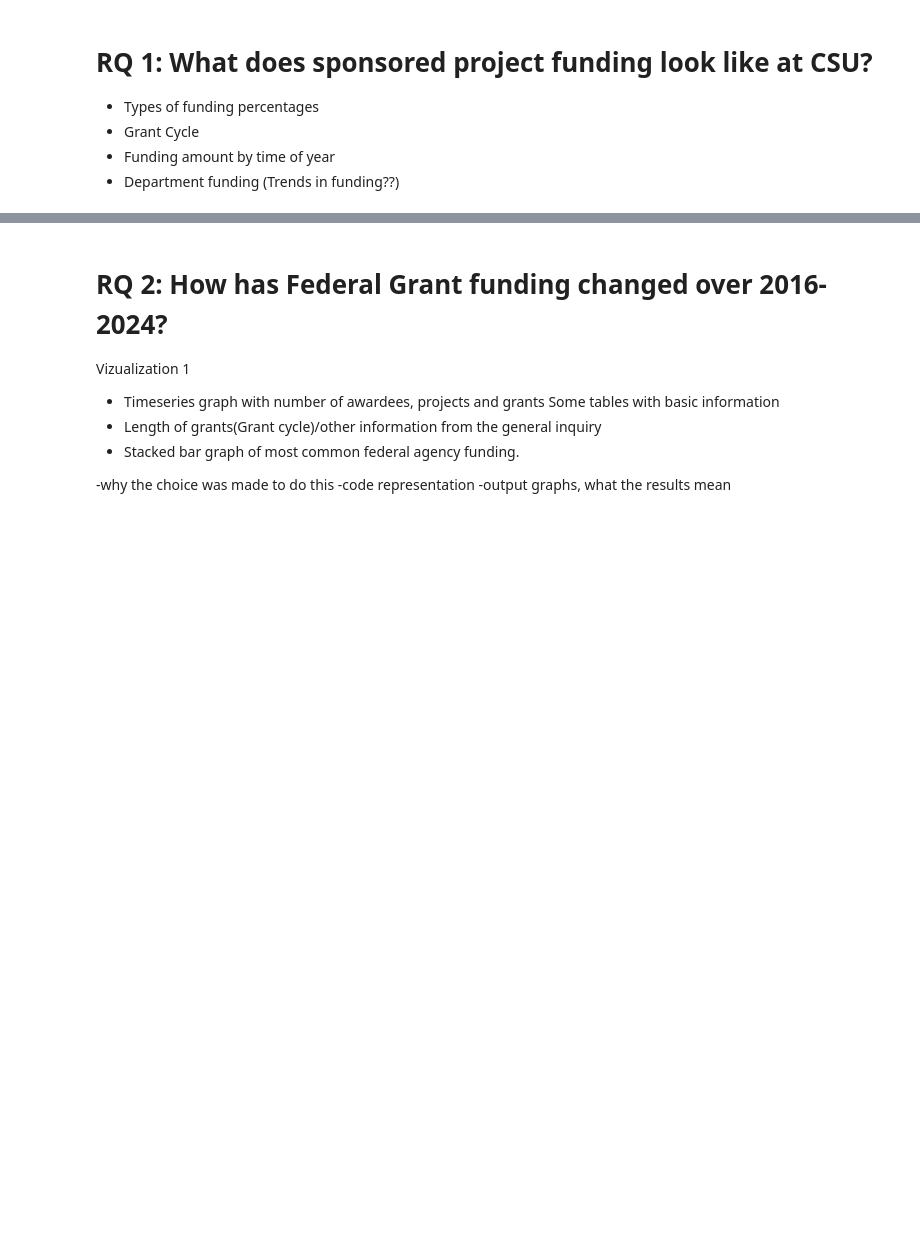
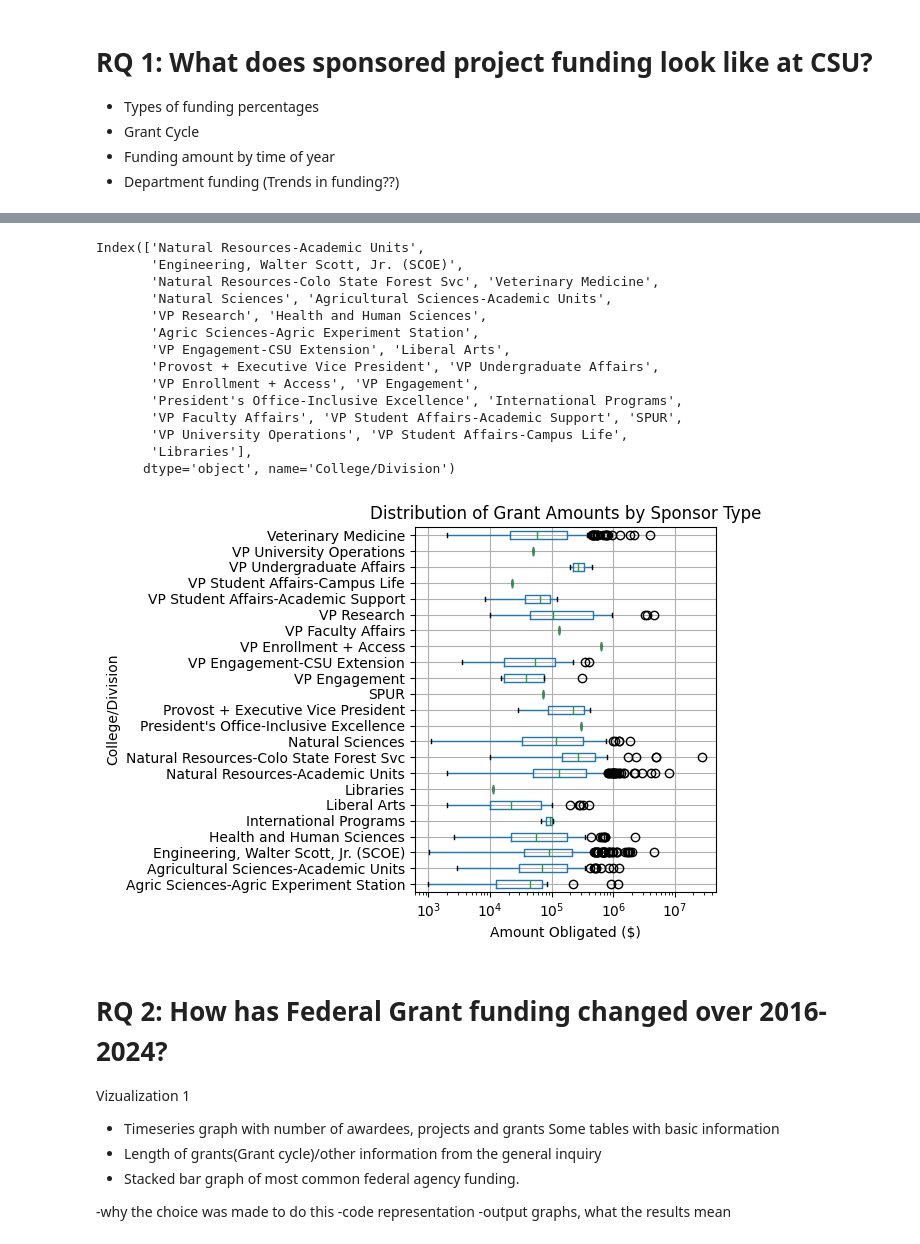
Before and after one commit to TianaGabel/C-2025, a Jupyter notebook: DataWranglingFinalProject.ipynb, the cells around one changed output, grey strips where cells are left out. Drawn from its saved outputs; the diff is of its cells as text; code cells hidden in the pictures; blank space fills up the shorter version.

```diff
--- a/DataWranglingFinalProject.ipynb
+++ b/DataWranglingFinalProject.ipynb
@@ -82,3 +145,31 @@ for year in range(2016,2025):
+# %%
+#TODO I would like to order the boxplots by either mean or most obligated
+top_sponsors = sponsored_programs_all_2024.groupby('College/Division')['Obligated Amount'].sum().sort_values(ascending=False)
+top_six = top_sponsors[:]
+print(top_sponsors.index)
+ax = sponsored_programs_all_2024[sponsored_programs_all_2024['College/Division'].isin(top_six.index)].boxplot(column='Obligated Amount', by='College/Division', vert=False)
+ax.set_xscale('log')
+plt.title("Distribution of Grant Amounts by Sponsor Type")
+plt.suptitle("")
+plt.xlabel("Amount Obligated ($)")
+plt.tight_layout()
+plt.show()
+# %% [output]
+Index(['Natural Resources-Academic Units',
+       'Engineering, Walter Scott, Jr. (SCOE)',
+       'Natural Resources-Colo State Forest Svc', 'Veterinary Medicine',
+       'Natural Sciences', 'Agricultural Sciences-Academic Units',
+       'VP Research', 'Health and Human Sciences',
+       'Agric Sciences-Agric Experiment Station',
+       'VP Engagement-CSU Extension', 'Liberal Arts',
+       'Provost + Executive Vice President', 'VP Undergraduate Affairs',
+       'VP Enrollment + Access', 'VP Engagement',
+       'President's Office-Inclusive Excellence', 'International Programs',
+       'VP Faculty Affairs', 'VP Student Affairs-Academic Support', 'SPUR',
+       'VP University Operations', 'VP Student Affairs-Campus Life',
+       'Libraries'],
+      dtype='object', name='College/Division')
+[figure, added]
 # %% [markdown]
 # RQ 2: How has Federal Grant funding changed over 2016-2024?
 
```
Also changed, not shown: parts of 4 cells of this notebook.
